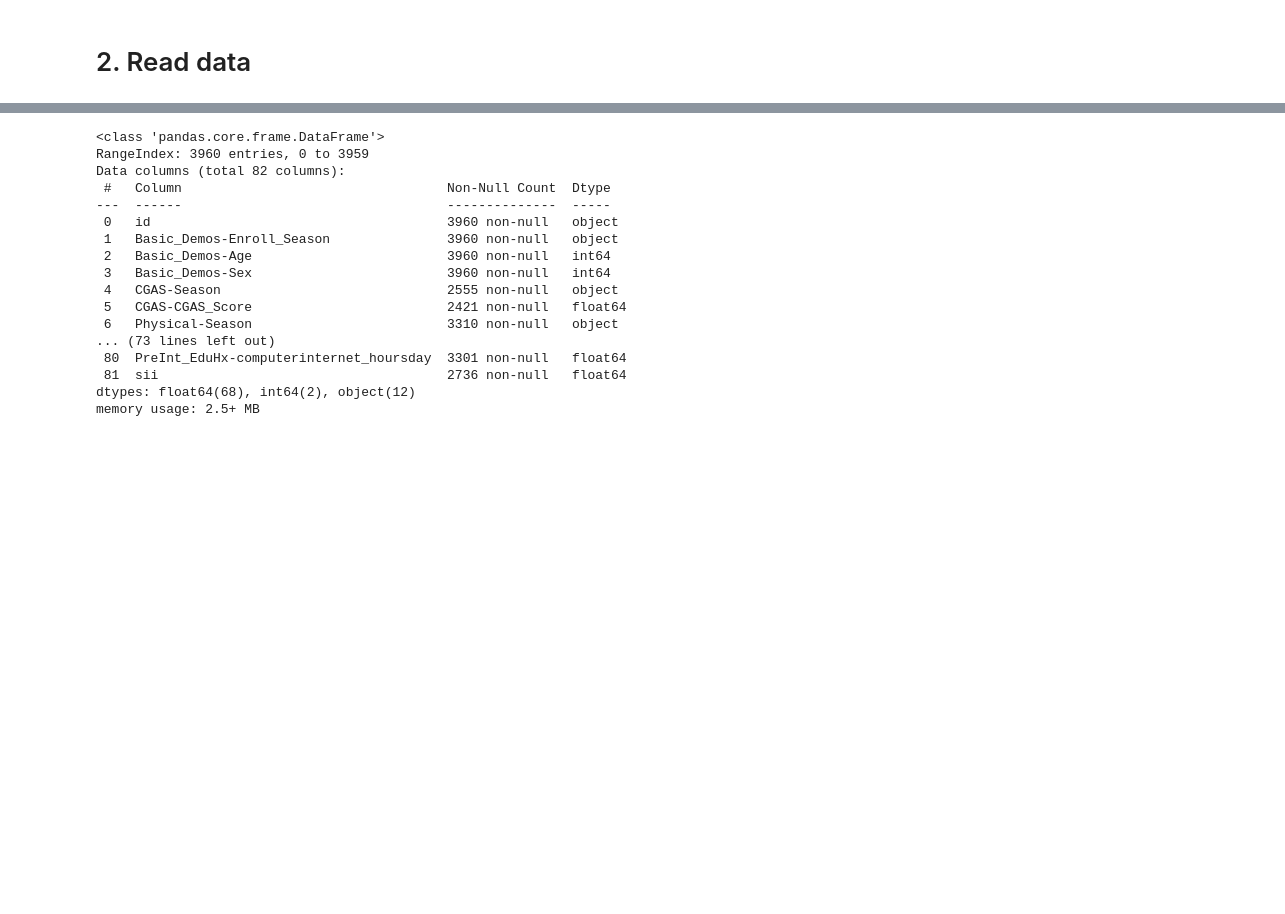
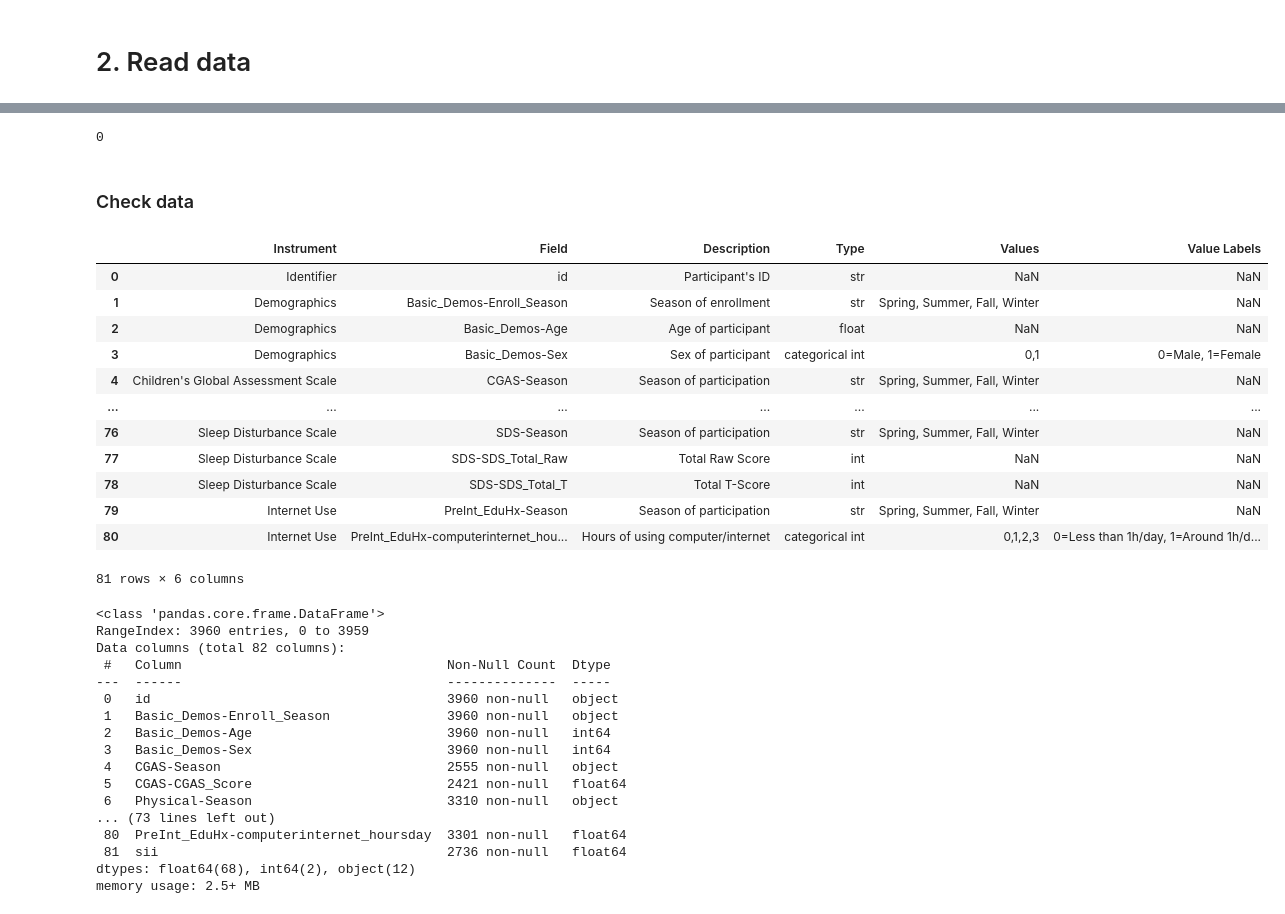
Before and after one commit to PhatNguyenduc/ML_Kaggle_CMI-PIU, a Jupyter notebook: model-cmp.ipynb, the cells around one changed output, grey strips where cells are left out. Saved outputs shown, nothing was run; the diff lists cells and outputs as text; code cells hidden in the pictures; blank space fills up the shorter version.

```diff
--- a/model-cmp.ipynb
+++ b/model-cmp.ipynb
@@ -35,0 +3,41 @@ import torch.optim as optim
+# %%
+import numpy as np
+import pandas as pd
+import os
+import re
+import seaborn as sns
+from sklearn.base import clone, BaseEstimator, RegressorMixin
+from sklearn.metrics import cohen_kappa_score, accuracy_score, mean_squared_error
+from sklearn.model_selection import StratifiedKFold, train_test_split
+from sklearn.decomposition import PCA
+from sklearn.datasets import make_classification
+from scipy.optimize import minimize
+from concurrent.futures import ThreadPoolExecutor
+from tqdm import tqdm
+import missingno as msno
+
+from sklearn.preprocessing import StandardScaler
+from sklearn.ensemble import RandomForestClassifier
+from sklearn.ensemble import RandomForestRegressor
+import matplotlib.pyplot as plt
+from keras.models import Model
+from keras.layers import Input, Dense
+from keras.optimizers import Adam
+import torch
+import torch.nn as nn
+import torch.optim as optim
+
+from colorama import Fore, Style
+from IPython.display import clear_output
+import warnings
+from lightgbm import LGBMRegressor
+from xgboost import XGBRegressor
+from catboost import CatBoostRegressor
+from sklearn.ensemble import VotingRegressor, RandomForestRegressor, GradientBoostingRegressor
+from sklearn.impute import SimpleImputer, KNNImputer
+from sklearn.pipeline import Pipeline
+warnings.filterwarnings('ignore')
+pd.options.display.max_columns = None
+
+from bayes_opt import BayesianOptimization
+from sklearn.metrics import mean_squared_error
@@ -124 +73,27 @@ test_ds
+# %%
+# Kiểm tra xem các data trong timeseries có label không
+combine = pd.merge(train_ts, train[['id', 'sii']], on='id', how='left')
+# Kiểm tra số lượng data không nhãn
+combine['sii'].isna().sum()
+# => Tất cả data trong timne series đều có nhãn
+# %% [output]
+0
+# %% [markdown]
+### Check data
+# %%
+dict
+# %% [output]
+|  | Instrument | Field | Description | Type | Values | Value Labels |
+| 0 | Identifier | id | Participant's ID | str | NaN | NaN |
+| 1 | Demographics | Basic_Demos-Enroll_Season | Season of enrollment | str | Spring, Summer, Fall, Winter | NaN |
+| 2 | Demographics | Basic_Demos-Age | Age of participant | float | NaN | NaN |
+| 3 | Demographics | Basic_Demos-Sex | Sex of participant | categorical int | 0,1 | 0=Male, 1=Female |
+| 4 | Children's Global Assessment Scale | CGAS-Season | Season of participation | str | Spring, Summer, Fall, Winter | NaN |
+| ... | ... | ... | ... | ... | ... | ... |
+| 76 | Sleep Disturbance Scale | SDS-Season | Season of participation | str | Spring, Summer, Fall, Winter | NaN |
+| 77 | Sleep Disturbance Scale | SDS-SDS_Total_Raw | Total Raw Score | int | NaN | NaN |
+| 78 | Sleep Disturbance Scale | SDS-SDS_Total_T | Total T-Score | int | NaN | NaN |
+| 79 | Internet Use | PreInt_EduHx-Season | Season of participation | str | Spring, Summer, Fall, Winter | NaN |
+| 80 | Internet Use | PreInt_EduHx-computerinternet_hou... | Hours of using computer/internet | categorical int | 0,1,2,3 | 0=Less than 1h/day, 1=Around 1h/d... |
+81 rows × 6 columns
 # %%
```
Also changed, not shown: parts of 95 cells of this notebook.
